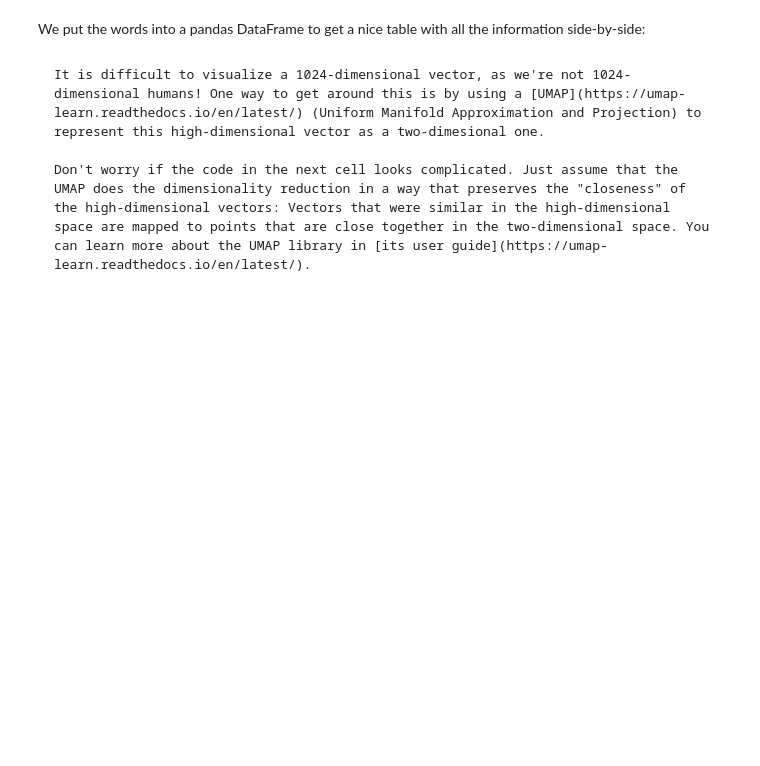
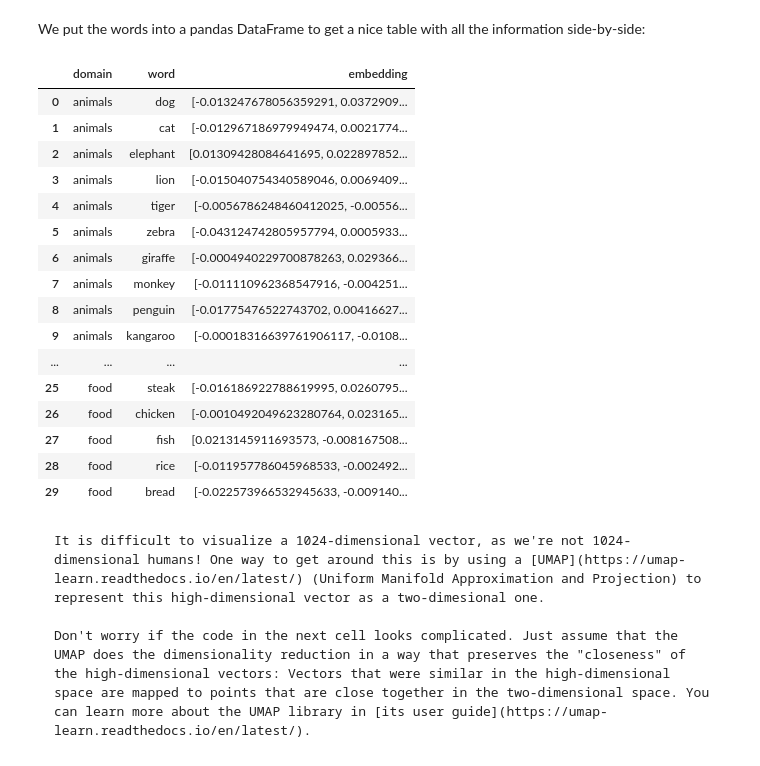
Before and after one commit to dartmouth/langchain-dartmouth-cookbook, a Jupyter notebook: langchain_dartmouth_cookbook/11-similarity-search.ipynb, the cells around one changed output. Drawn from its saved outputs; the diff is of its cells as text; code cells hidden in the pictures; blank space fills up the shorter version.

````diff
--- a/langchain_dartmouth_cookbook/11-similarity-search.ipynb
+++ b/langchain_dartmouth_cookbook/11-similarity-search.ipynb
@@ -64,7 +74,7 @@ from langchain_dartmouth.llms import ChatDartmouth
 
 
 llm = ChatDartmouth(
-    model_name="llama-3-2-11b-vision-instruct", seed=42, temperature=0.0
+    model_name="meta.llama-3.2-11b-vision-instruct", seed=42, temperature=0.0
 )
 parser = JsonOutputParser()
 
@@ -80,9 +90,27 @@ We put the words into a pandas DataFrame to get a nice table with all the inform
 # %%
 words = pd.DataFrame.from_dict(response).melt(var_name="domain", value_name="word")
 
-embeddings = DartmouthEmbeddings(model_name="bge-large-en-v1-5")
+embeddings = DartmouthEmbeddings(model_name="baai.bge-large-en-v1-5")
 words["embedding"] = embeddings.embed_documents(words["word"])
 words
+# %% [output]
+|  | domain | word | embedding |
+| 0 | animals | dog | [-0.013247678056359291, 0.0372909... |
+| 1 | animals | cat | [-0.012967186979949474, 0.0021774... |
+| 2 | animals | elephant | [0.01309428084641695, 0.022897852... |
+| 3 | animals | lion | [-0.015040754340589046, 0.0069409... |
+| 4 | animals | tiger | [-0.0056786248460412025, -0.00556... |
+| 5 | animals | zebra | [-0.043124742805957794, 0.0005933... |
+| 6 | animals | giraffe | [-0.0004940229700878263, 0.029366... |
+| 7 | animals | monkey | [-0.011110962368547916, -0.004251... |
+| 8 | animals | penguin | [-0.01775476522743702, 0.00416627... |
+| 9 | animals | kangaroo | [-0.00018316639761906117, -0.0108... |
+| ... | ... | ... | ... |
+| 25 | food | steak | [-0.016186922788619995, 0.0260795... |
+| 26 | food | chicken | [-0.0010492049623280764, 0.023165... |
+| 27 | food | fish | [0.0213145911693573, -0.008167508... |
+| 28 | food | rice | [-0.011957786045968533, -0.002492... |
+| 29 | food | bread | [-0.022573966532945633, -0.009140... |
 # %% [markdown]
 ```{hint}
 It is difficult to visualize a 1024-dimensional vector, as we're not 1024-dimensional humans! One way to get around this is by using a [UMAP](https://umap-learn.readthedocs.io/en/latest/) (Uniform Manifold Approximation and Projection) to represent this high-dimensional vector as a two-dimesional one.
````
Also changed, not shown: parts of 5 cells of this notebook, 7 other files.
